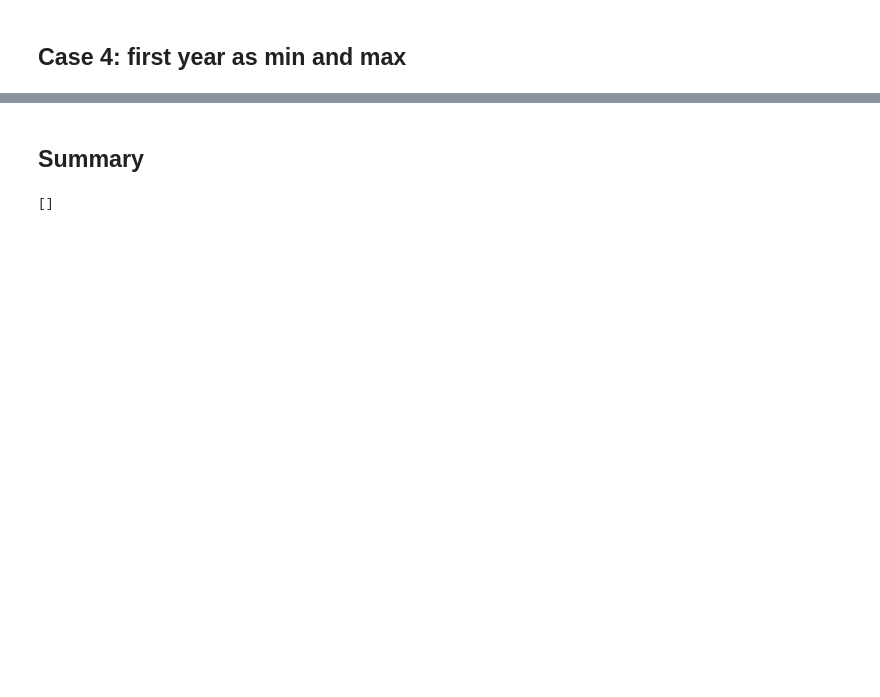
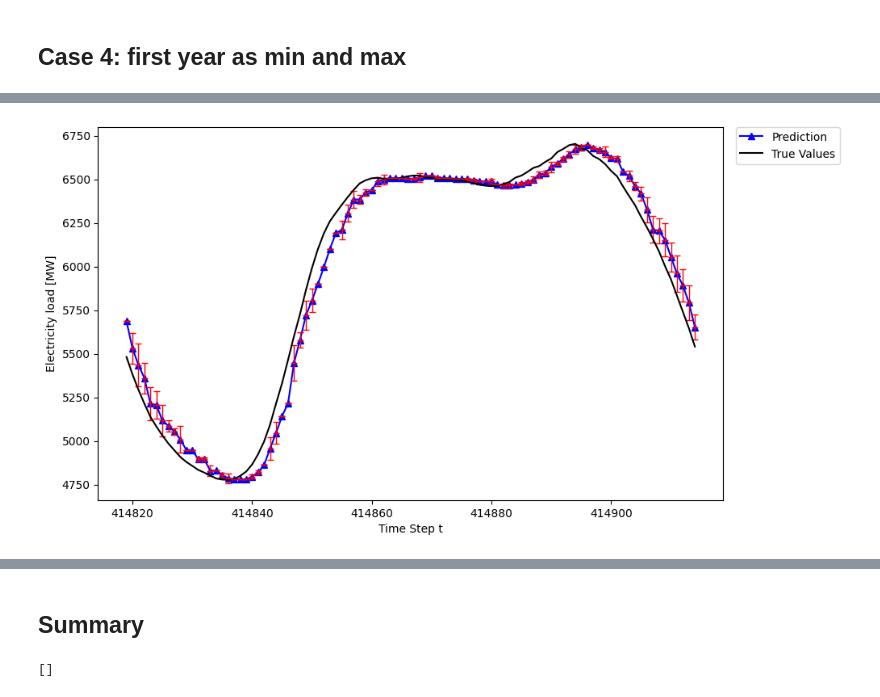
Before and after one commit to tyokyo320/time-series, a Jupyter notebook: utils/predict.ipynb, the cells around one changed output, grey strips where cells are left out. Saved outputs shown, nothing was run; the diff lists cells and outputs as text; code cells hidden in the pictures; blank space fills up the shorter version.

```diff
--- a/utils/predict.ipynb
+++ b/utils/predict.ipynb
@@ -635,0 +613,4 @@ plot_cell_synapases_history(tenpercent_cell_cell_synapases_history_values)
+# %%
+plot_electricity_load_by_mean_std(firstyear_true_values, firstyear_predicted_values, sampling_interval=config.sampling_interval)
+# %% [output]
+[figure, added]
```
Also changed, not shown: parts of 35 cells of this notebook, 1 other file.
